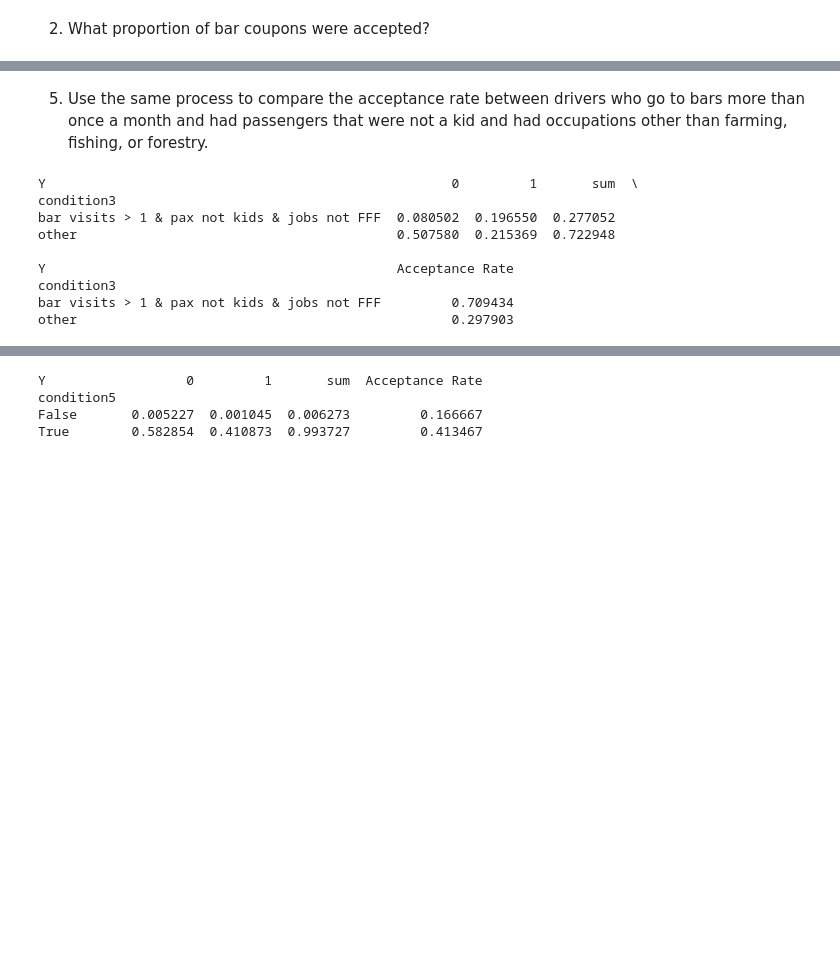
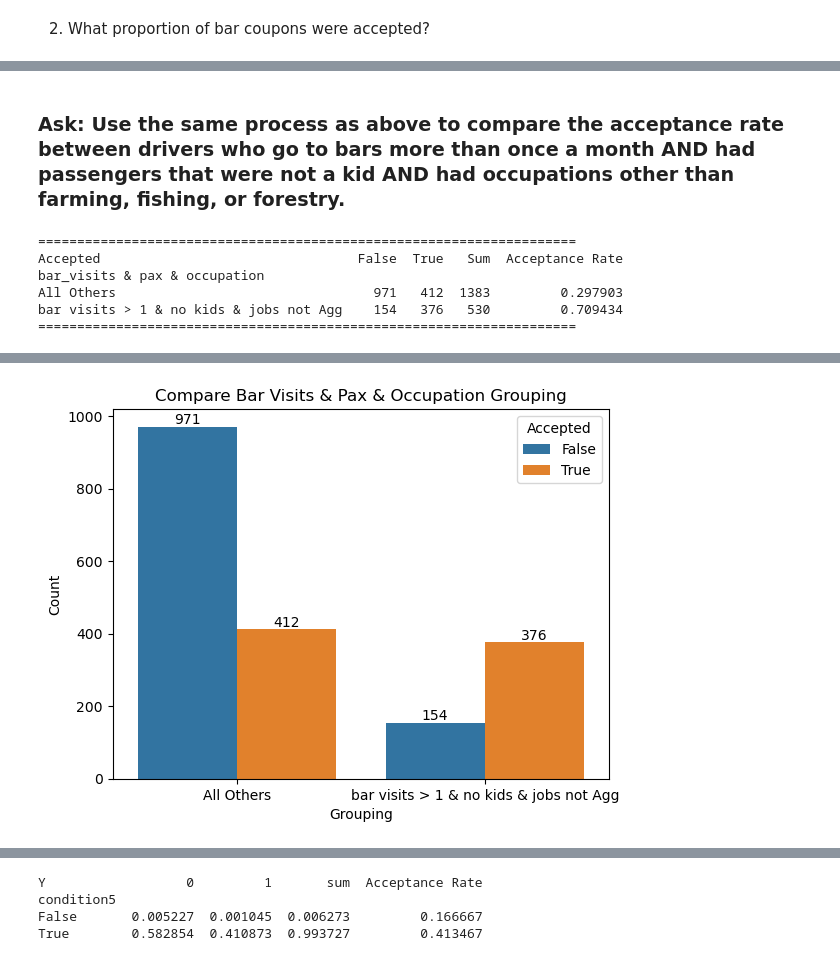
Before and after one commit to ngratzi/coupon_analysis, a Jupyter notebook: analysis.ipynb, the cells around one changed output, grey strips where cells are left out. Saved outputs shown, nothing was run; the diff lists cells and outputs as text; code cells hidden in the pictures; blank space fills up the shorter version.

```diff
--- a/analysis.ipynb
+++ b/analysis.ipynb
@@ -326,35 +400,44 @@ other                      0.522739  0.266597  0.789336         0.337748
 # %% [markdown]
-5. Use the same process to compare the acceptance rate between drivers who go to bars more than once a month and had passengers that were not a kid and had occupations other than farming, fishing, or forestry.
+### Ask: Use the same process as above to compare the acceptance rate between drivers who go to bars more than once a month AND had passengers that were not a kid AND had occupations other than farming, fishing, or forestry.
 # %%
-df_bar['occupation'].value_counts()
+# df_bar['occupation'].value_counts()
 
-def condition3(bar_visits, pax, occupation):
-    # drivers who go to bars more than once a month
-    # had passengers that were not a kid
-    # had occupations other than farming, fishing, or forestry
-    if bar_visits not in ['never', 'less1'] and pax not in ['Kid(s)'] and occupation not in ['Farming Fishing & Forestry']:
-        return 'bar visits > 1 & pax not kids & jobs not FFF'
+def groupBarVisitsAndPaxAndOccupation(bar_visits, pax, occupation):
+
+    if (# drivers who go to bars more than once a month
+        bar_visits not in ['never', 'less1'] and
+
+        # had passengers that were not a kid
+        pax not in ['Kid(s)'] and
+
+        # had occupations other than farming, fishing, or forestry
+        occupation not in ['Farming Fishing & Forestry']):
+
+        return 'bar visits > 1 & no kids & jobs not Agg'
+
     else:
-        return 'other'
+        return 'All Others'
 
 
-df_bar['condition3'] = df_bar[['Bar', 'passanger', 'occupation']].apply(lambda x: condition3(*x), axis=1)
+df_bar['bar_visits & pax & occupation'] = df_bar[['Bar', 'passanger', 'occupation']].apply(lambda x: groupBarVisitsAndPaxAndOccupation(*x), axis=1)
 
-ct = pd.crosstab(df_bar['condition3'], df_bar['Y'], normalize=True)
-ct['sum'] = ct[0] + ct[1]
-ct['Acceptance Rate'] = ct[1] / ct['sum']
+fig = sns.countplot(df_bar, x='bar_visits & pax & occupation', hue='Accepted')
+fig.bar_label(container=fig.containers[False])
+fig.bar_label(container=fig.containers[True])
+plt.title('Compare Bar Visits & Pax & Occupation Grouping')
+plt.xlabel('Grouping')
+plt.ylabel('Count')
+
+ct = pd.crosstab(df_bar['bar_visits & pax & occupation'], df_bar['Accepted'])
+ct['Sum'] = ct[False] + ct[True]
+ct['Acceptance Rate'] = ct[True] / ct['Sum']
+print('=====================================================================')
 print(ct)
-fig = px.bar(ct[[0,1]], barmode="group")
-fig.update_layout(title='Condition 3 Acceptance Rates')
-
-# ~27% of the observations meet the condition above. Of that, 70% accepted the offer.
+print('=====================================================================')
 # %% [output]
-Y                                                    0         1       sum  \
-condition3
-bar visits > 1 & pax not kids & jobs not FFF  0.080502  0.196550  0.277052
-other                                         0.507580  0.215369  0.722948
-
-Y                                             Acceptance Rate
-condition3
-bar visits > 1 & pax not kids & jobs not FFF         0.709434
-other                                                0.297903
+=====================================================================
+Accepted                                 False  True   Sum  Acceptance Rate
+bar_visits & pax & occupation
+All Others                                 971   412  1383         0.297903
+bar visits > 1 & no kids & jobs not Agg    154   376   530         0.709434
+=====================================================================
@@ -361,0 +444 @@ other                                                0.297903
+[figure, added]
```
Also changed, not shown: parts of 36 cells of this notebook.
